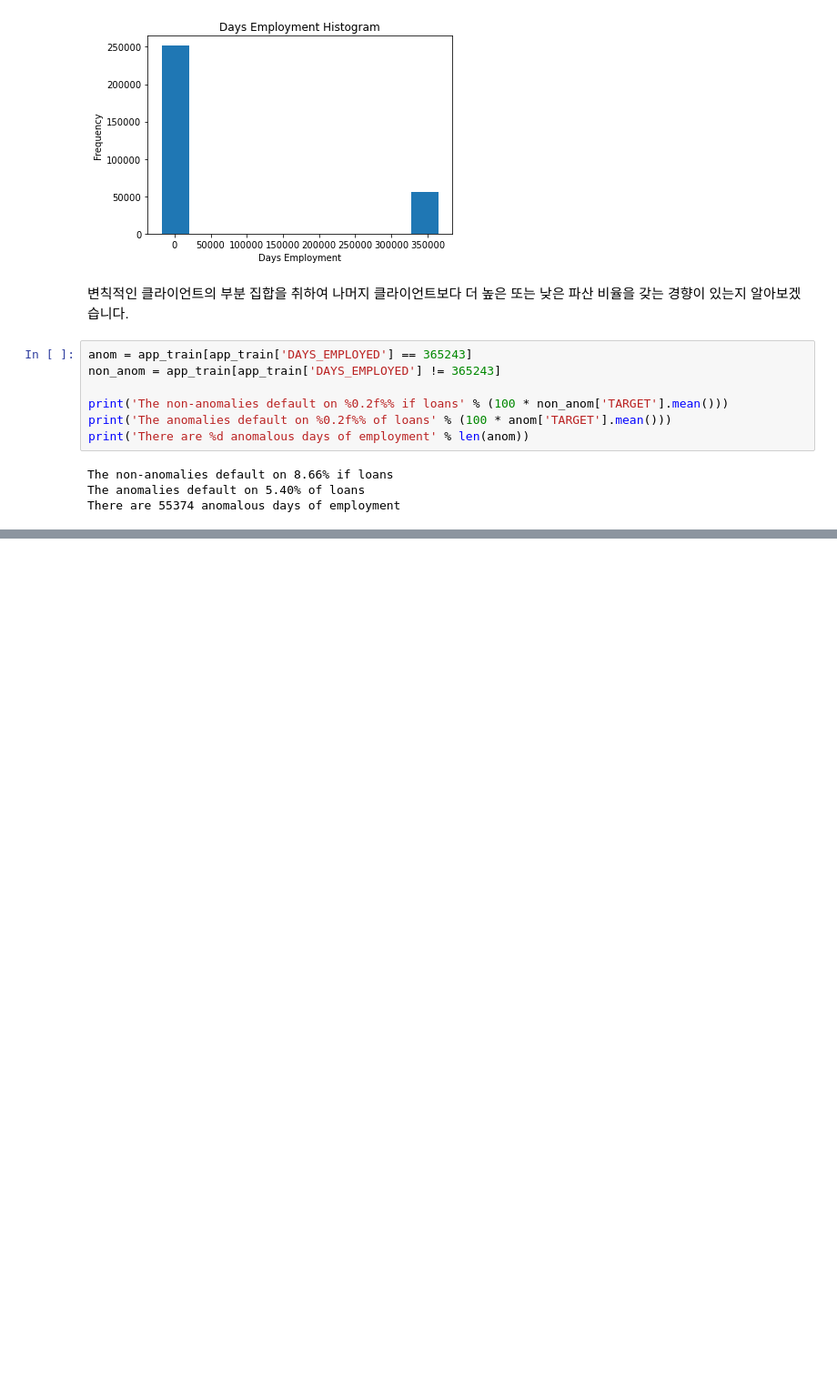
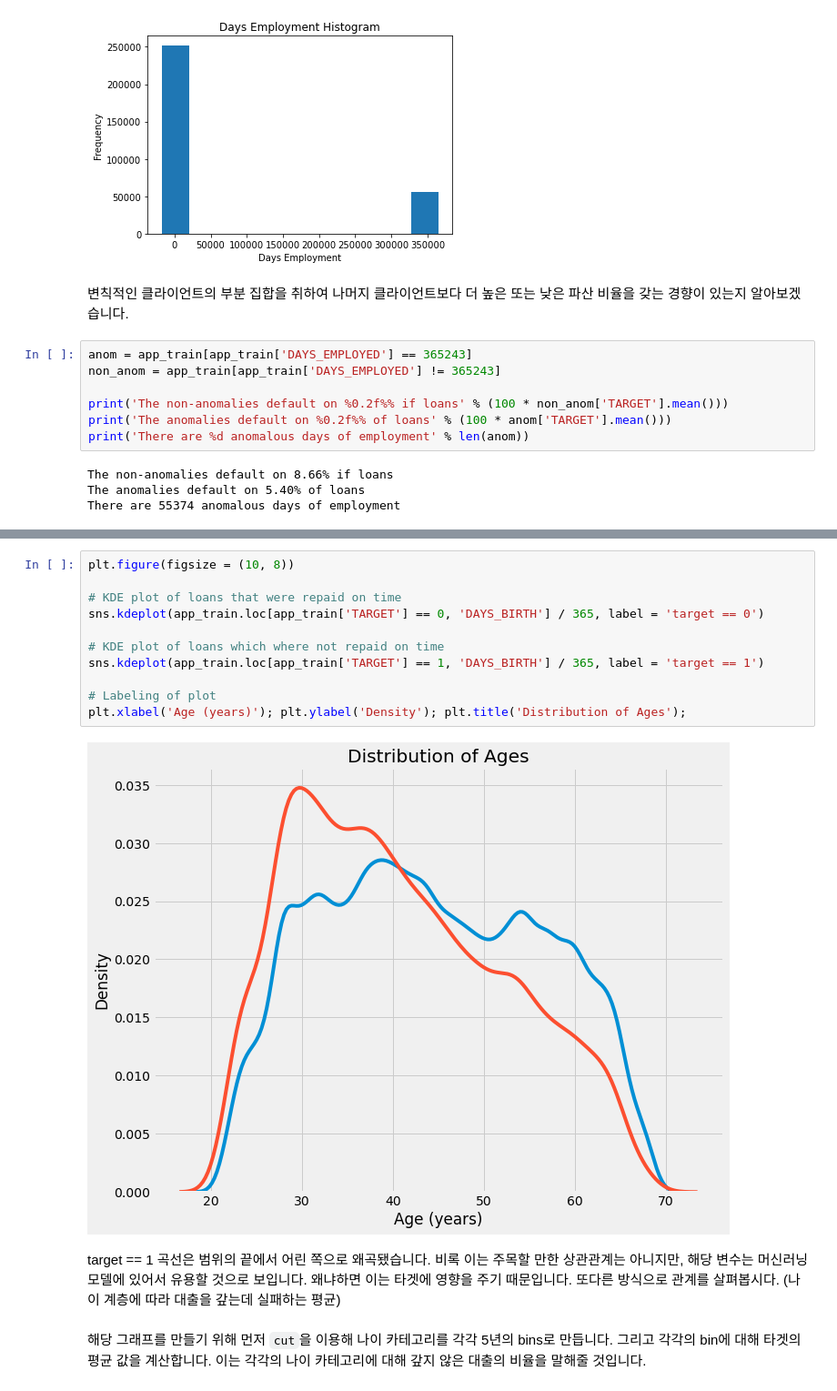
Before and after one commit to stk346/Kaggle, a Jupyter notebook: HomeCreditDefault/Start Here_A Gentle Introduction.ipynb, the cells around one changed output, grey strips where cells are left out. Shown at 91% size. Cells and saved outputs as stored; diff of their text form; blank space fills up the shorter version.

```diff
--- a/HomeCreditDefault/Start Here_A Gentle Introduction.ipynb
+++ b/HomeCreditDefault/Start Here_A Gentle Introduction.ipynb
@@ -385,0 +491,17 @@ There are 55374 anomalous days of employment
+# %%
+plt.figure(figsize = (10, 8))
+
+# KDE plot of loans that were repaid on time
+sns.kdeplot(app_train.loc[app_train['TARGET'] == 0, 'DAYS_BIRTH'] / 365, label = 'target == 0')
+
+# KDE plot of loans which where not repaid on time
+sns.kdeplot(app_train.loc[app_train['TARGET'] == 1, 'DAYS_BIRTH'] / 365, label = 'target == 1')
+
+# Labeling of plot
+plt.xlabel('Age (years)'); plt.ylabel('Density'); plt.title('Distribution of Ages');
+# %% [output]
+[figure, added]
+# %% [markdown]
+target == 1 곡선은 범위의 끝에서 어린 쪽으로 왜곡됐습니다. 비록 이는 주목할 만한 상관관계는 아니지만, 해당 변수는 머신러닝 모델에 있어서 유용할 것으로 보입니다. 왜냐하면 이는 타겟에 영향을 주기 때문입니다. 또다른 방식으로 관계를 살펴봅시다. (나이 계층에 따라 대출을 갚는데 실패하는 평균)
+# %% [markdown]
+해당 그래프를 만들기 위해 먼저 `cut`을 이용해 나이 카테고리를 각각 5년의 bins로 만듭니다. 그리고 각각의 bin에 대해 타겟의 평균 값을 계산합니다. 이는 각각의 나이 카테고리에 대해 갚지 않은 대출의 비율을 말해줄 것입니다.
```
Also changed, not shown: parts of 42 cells of this notebook.
